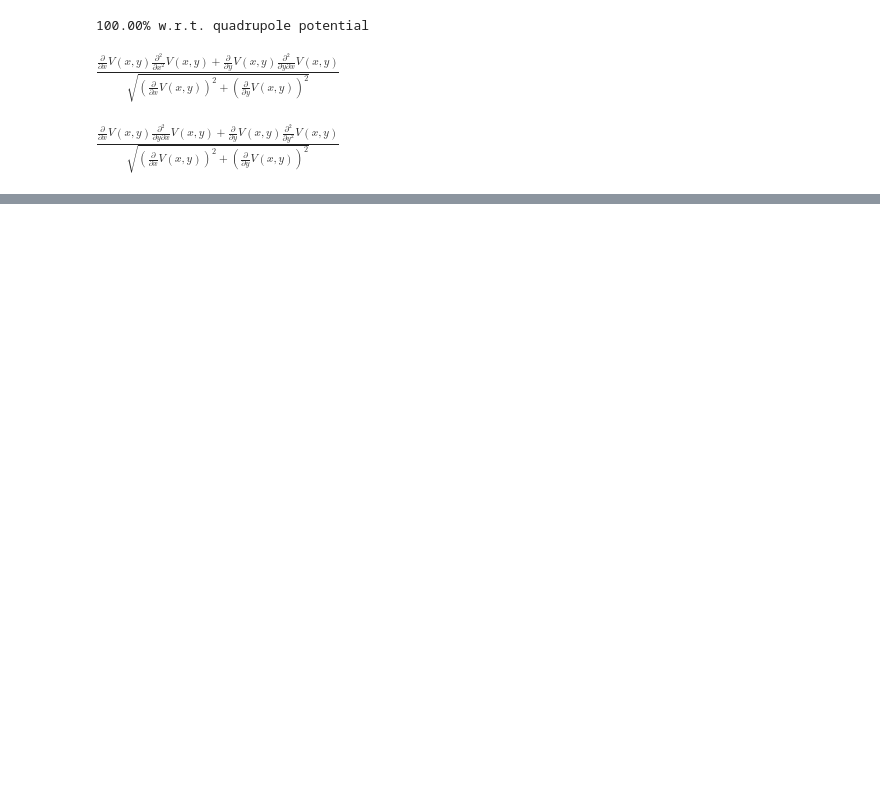
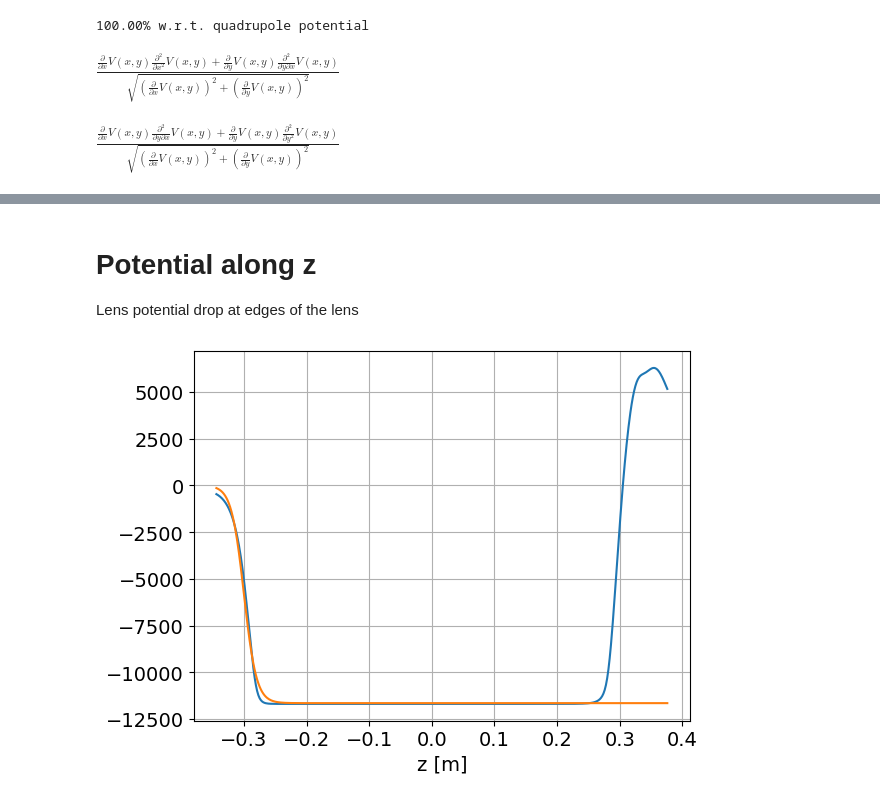
Before and after one commit to zhouperry/CeNTREX-trajectories, a Jupyter notebook: examples/lens_field_comsol.ipynb, the cells around one changed output, grey strips where cells are left out. Saved outputs shown, nothing was run; the diff lists cells and outputs as text; code cells hidden in the pictures; blank space fills up the shorter version.

```diff
--- a/examples/lens_field_comsol.ipynb
+++ b/examples/lens_field_comsol.ipynb
@@ -20,2 +24,7 @@ potential_xy = potential[:, [0, 1, 2, 4]]
 # %%
 potential_xy[:, :3] = np.round(potential_xy[:, :3], 3)
+# %%
+z_center = np.unique(potential_xy[:, 2])[
+    np.argmin(abs(np.unique(potential_xy[:, 2]) - -0.6858762))
+]
+z_center
@@ -844,0 +1123,44 @@ $\displaystyle \frac{\frac{\partial}{\partial x} V{\left(x,y \right)} \frac{\par
+# %% [markdown]
+# Potential along z
+Lens potential drop at edges of the lens
+# %%
+def tanh_rise(x, center=-0.25, rise_width=0.05):
+    """
+    A tanh‐shaped step that goes from –1 to +1 over approximately `rise_width`,
+    with its inflection point at `center`.
+
+    Parameters
+    ----------
+    x : array-like
+        Input coordinate(s).
+    center : float
+        The x-value at which tanh = 0 (midpoint of the rise).
+    rise_width : float
+        Approximate width of the transition from –1/ to +1.
+
+    Returns
+    -------
+    y : ndarray
+        tanh((x – center) / (rise_width/2))
+    """
+    # scale so that ±(rise_width/2) in x corresponds to about ±1 in the tanh argument
+    scale = rise_width / 2.0
+    return (np.tanh((x - center) / scale) + 1) / 2
+# %%
+half_radius = np.unique(potential_xy[:, 0])[
+    np.argmin(abs(np.unique(potential_xy[:, 0]) - lens_radius / 2))
+]
+mask = (potential_xy[:, 0] == -half_radius) & (potential_xy[:, 1] == -half_radius)
+
+z = potential_xy[mask, 2].copy()
+indices_sorted = np.argsort(z)
+z = z[indices_sorted]
+pot = potential_xy[mask, 3].copy()[indices_sorted]
+# %%
+fig, ax = plt.subplots()
+ax.plot(z - z_center, pot)
+ax.plot(z - z_center, -11_650 * tanh_rise(z - z_center, center=-0.3, rise_width=0.04))
+ax.set_xlabel("z [m]")
+ax.grid()
+# %% [output]
+[figure, added]
```
Also changed, not shown: parts of 32 cells of this notebook.
